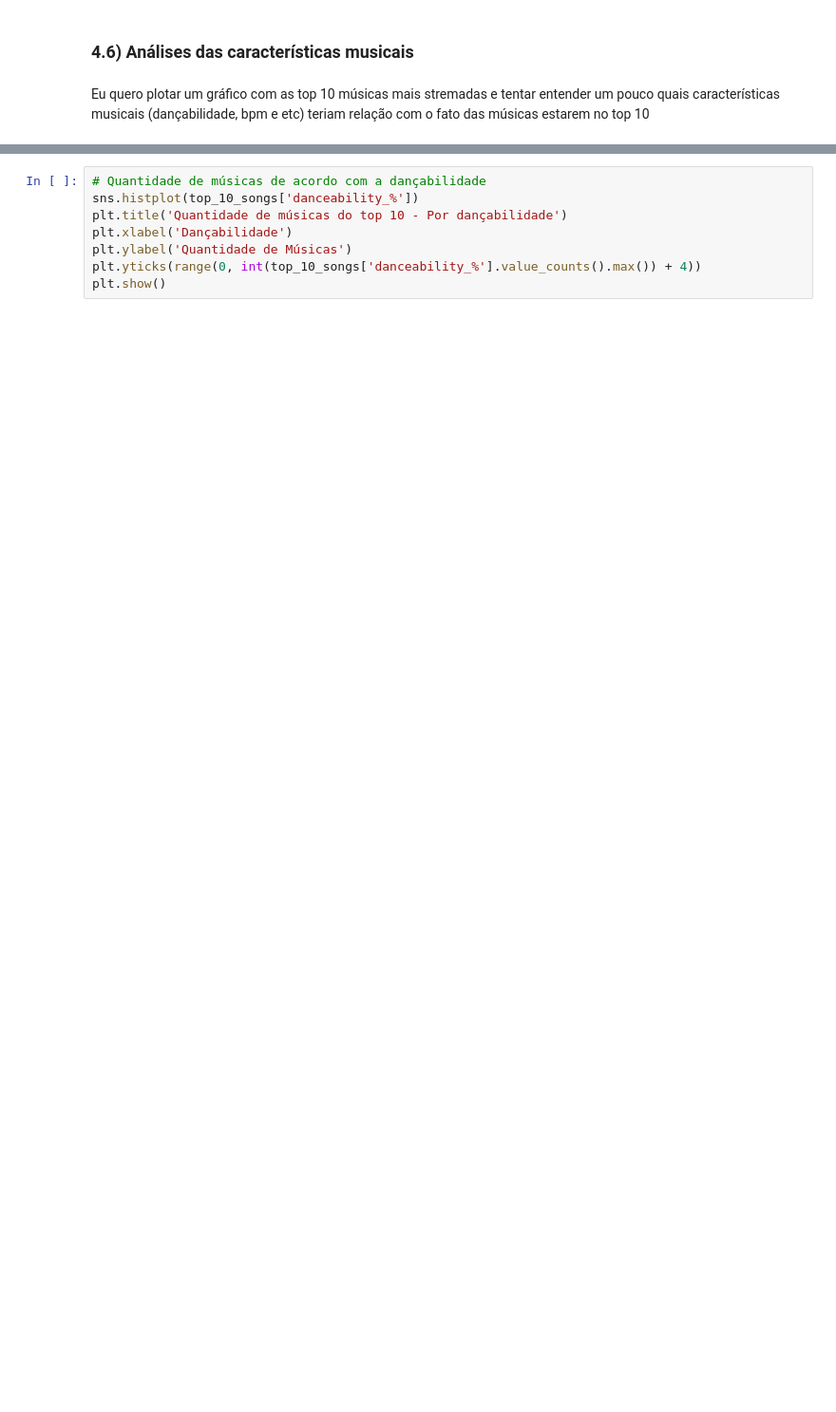
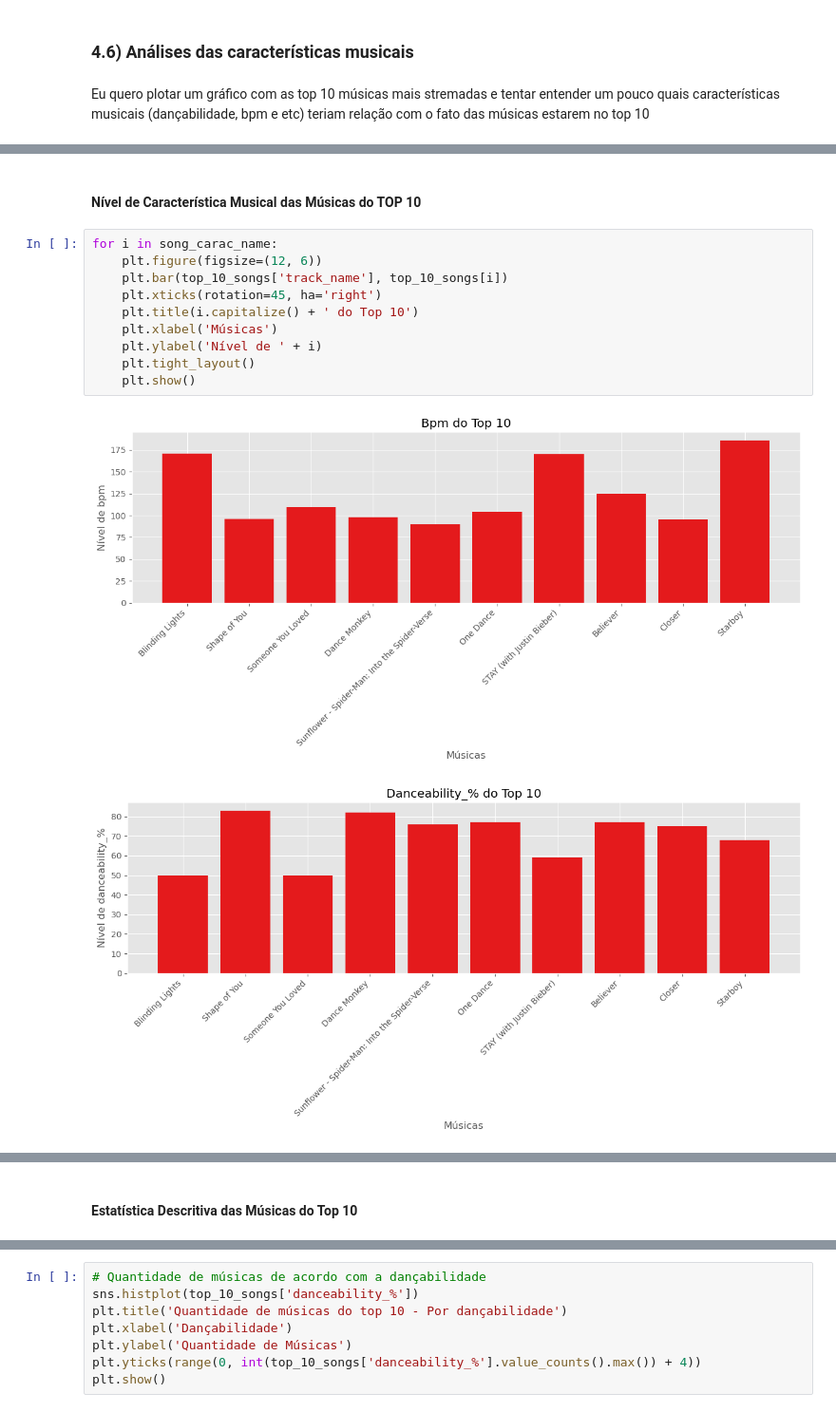
Before and after one commit to ale-assis/music-streamings-analysis, a Jupyter notebook: analise de dados spotify.ipynb, the cells around one changed output, grey strips where cells are left out. Shown at 95% size. Drawn from its saved outputs; the diff is of its cells as text; blank space fills up the shorter version.

```diff
--- a/analise de dados spotify.ipynb
+++ b/analise de dados spotify.ipynb
@@ -705,0 +738,15 @@ Eu quero plotar um gráfico com as top 10 músicas mais stremadas e tentar enten
+# %% [markdown]
+#### Nível de Característica Musical das Músicas do TOP 10
+# %%
+for i in song_carac_name:
+    plt.figure(figsize=(12, 6))
+    plt.bar(top_10_songs['track_name'], top_10_songs[i])
+    plt.xticks(rotation=45, ha='right')
+    plt.title(i.capitalize() + ' do Top 10')
+    plt.xlabel('Músicas')
+    plt.ylabel('Nível de ' + i)
+    plt.tight_layout()
+    plt.show()
+# %% [output]
+[figure, added]
+[figure, added]
@@ -705,0 +755,2 @@ Eu quero plotar um gráfico com as top 10 músicas mais stremadas e tentar enten
+# %% [markdown]
+#### Estatística Descritiva das Músicas do Top 10
```
Also changed, not shown: parts of 21 cells of this notebook.
